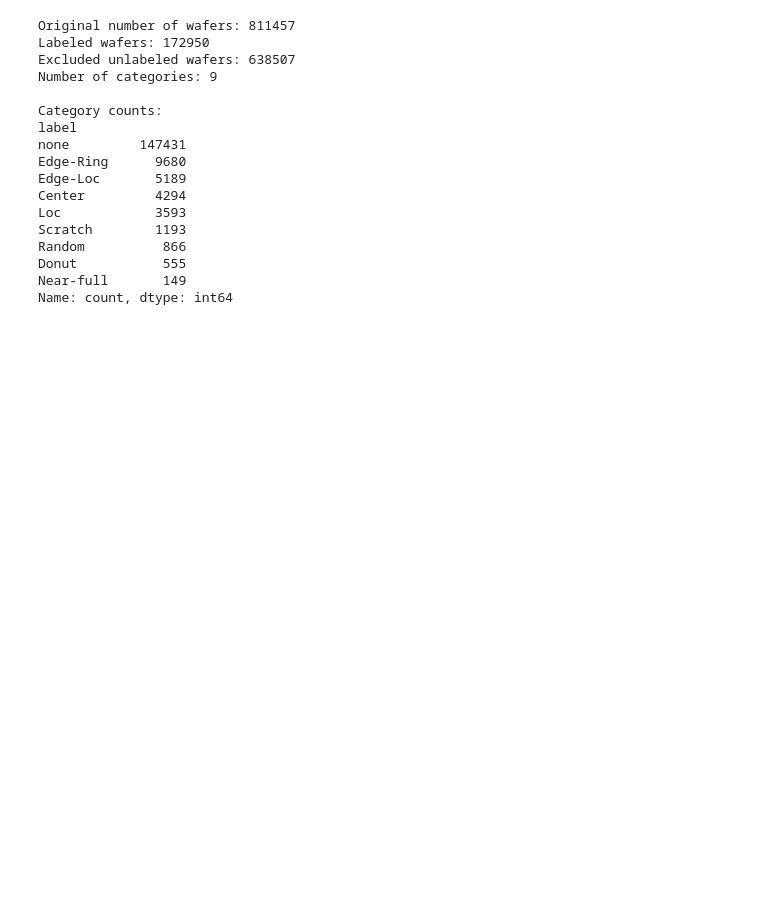
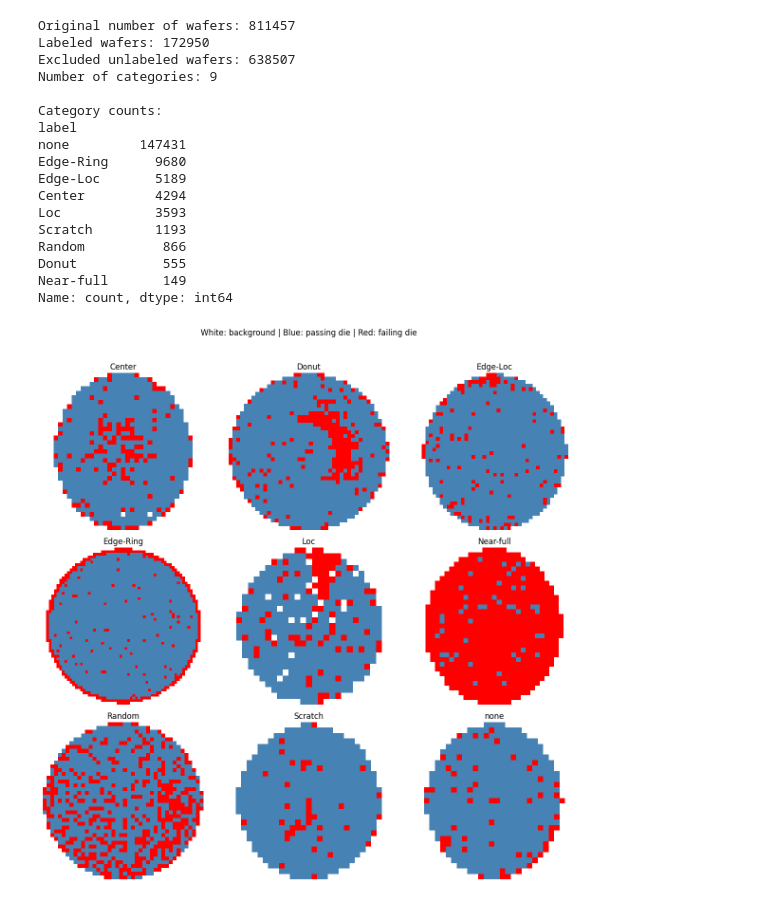
Before and after one commit to DTeklehaymanot/wafer_defect_classification, a Jupyter notebook: wafer_defect_classification.ipynb, the cells around one changed output. Saved outputs shown, nothing was run; the diff lists cells and outputs as text; code cells hidden in the pictures; blank space fills up the shorter version.

Commit message:
visualize one wafer map per class

```diff
--- a/wafer_defect_classification.ipynb
+++ b/wafer_defect_classification.ipynb
@@ -189,3 +189,45 @@ Random          866
 Donut           555
 Near-full       149
 Name: count, dtype: int64
+# %%
+from matplotlib.colors import ListedColormap
+
+wafer_colors = ListedColormap(["white", "steelblue", "red"])
+
+# Get the nine category names in alphabetical order.
+class_names = sorted(labeled_df["label"].unique())
+
+# Create a figure containing nine plots.
+fig, axes = plt.subplots(3, 3, figsize=(12, 12))
+
+for ax, class_name in zip(axes.flat, class_names):
+    # Select the rows belonging to this category.
+    class_rows = labeled_df.loc[
+        labeled_df["label"] == class_name
+    ]
+
+    # Pick one reproducible example.
+    example = class_rows.sample(n=1, random_state=42).iloc[0]
+
+    # Display its wafer map.
+    ax.imshow(
+        example["waferMap"],
+        cmap=wafer_colors,
+        vmin=0,
+        vmax=2,
+        interpolation="nearest"
+    )
+    ax.set_title(class_name)
+    ax.axis("off")
+
+fig.suptitle(
+    "White: background | Blue: passing die | Red: failing die"
+)
+fig.tight_layout(rect=[0, 0, 1, 0.96])
+
+# Save the figure to your existing Results folder.
+fig.savefig(results_folder / "wafer_class_examples.png", dpi=150)
+
+plt.show()
+# %% [output]
+[figure, added]
```
